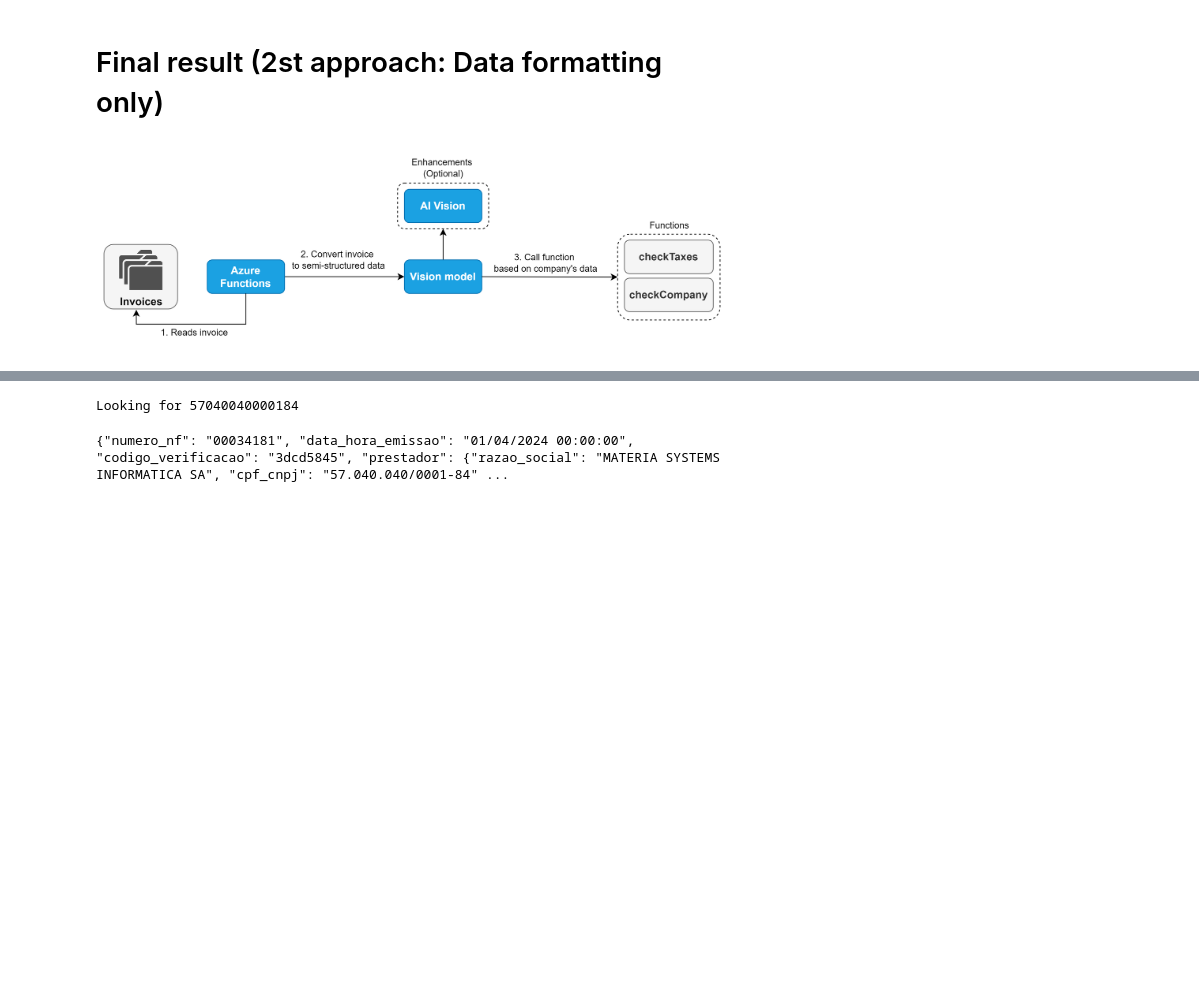
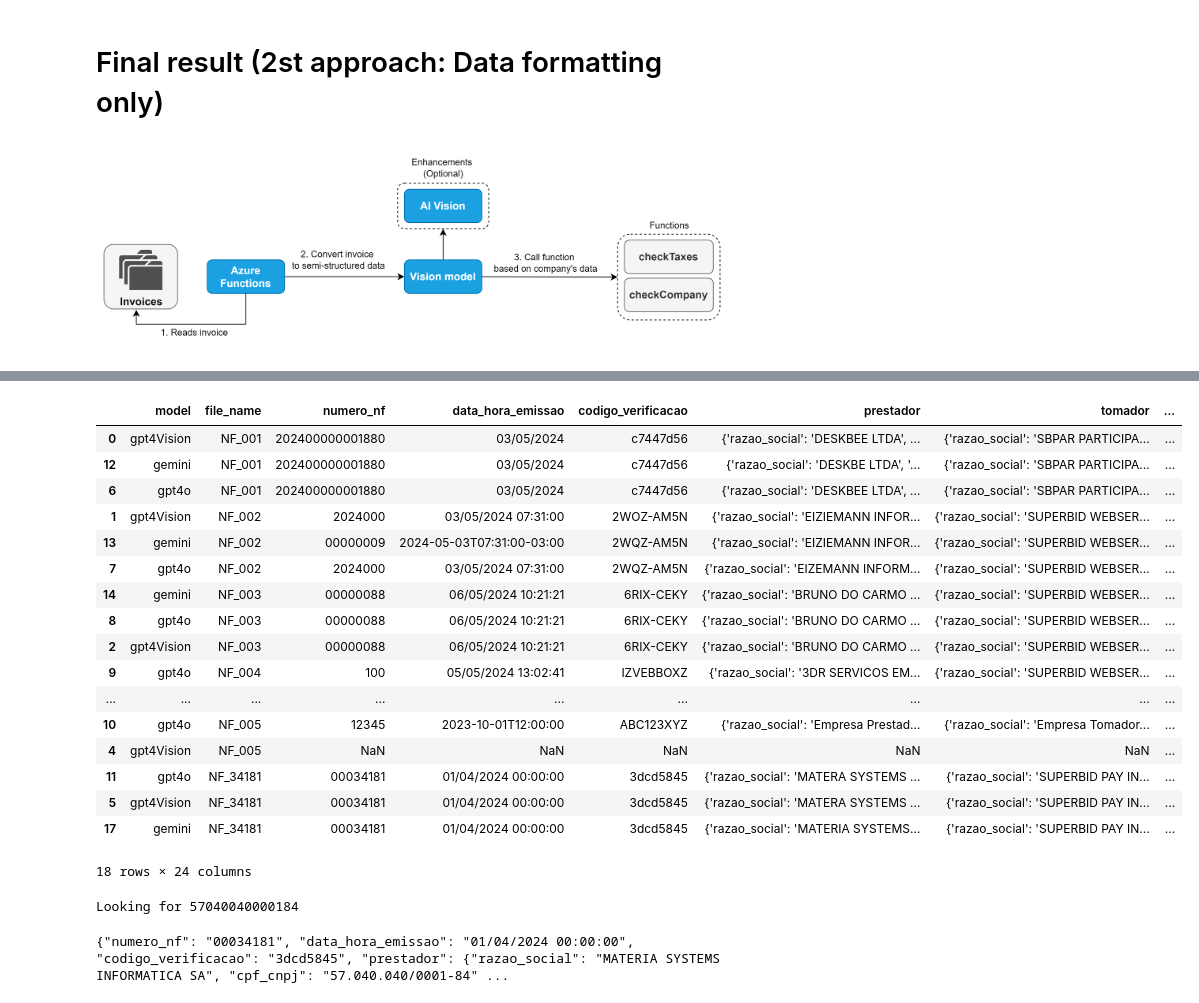
Before and after one commit to amticianelli/superbidpoc, a Jupyter notebook: ScrappingTest.ipynb, the cells around one changed output, grey strips where cells are left out. Saved outputs shown, nothing was run; the diff lists cells and outputs as text; code cells hidden in the pictures; blank space fills up the shorter version.

```diff
--- a/ScrappingTest.ipynb
+++ b/ScrappingTest.ipynb
@@ -21,7 +22,8 @@ with open("config.yaml", 'r') as stream:
 # Reading the pdf files from sample_data directory
 # List files in directory
 files: list[str] = os.listdir('sample_data')
-invoices: list[Image]= []
+invoices: list[dict]= []
+
 
 # Loop through files
 for file in files:
@@ -30,5 +32,11 @@ for file in files:
     invoiceImage = convert_from_path('sample_data/'+file, 400)
 
     # Save pages as images in the pdf
-    invoiceImage[0].save(f'output_data/{fileName}.jpg', 'JPEG')
+    fileOutputPath = f'output_data/{fileName}.jpg'
+    invoiceImage[0].save(fileOutputPath, 'JPEG')
+
+    invoices.append({
+        "fileName":fileName,
+        "path": fileOutputPath
+    })
 # %% [output]
@@ -41,8 +54,12 @@ usage_details: dict = {
     "GPT4o" : None,
     #"GPT 3.5 Function calling": None,
     #"GPT 3.5 Completion": None,
-    "Gemini": None
+    "Gemini": None,
+    "Anthropic": None,
 }
+
+# Content data
+completions_results: list[dict] = []
 # %% [markdown]
 # 1.0 Prompt Engineering
 # %%
@@ -580,0 +619,20 @@ print(dadosNf)
+# %%
+completionFormated: list[dict] = []
+
+for completion in completions_results:
+    print(f"Converting {completion['model']} {completion['file_name']}")
+
+    try:
+        jsonResult: dict = json.loads(completion['completionResult'])
+    except:
+        jsonResult: dict = {}
+
+    result = {
+        'model': completion['model'],
+        'file_name': completion['file_name'],
+
+    }
+
+    result.update(jsonResult)
+
+    completionFormated.append(result)
@@ -581,3 +678,28 @@ print(dadosNf)
+# %%
+import pandas as pd
+
+df = pd.DataFrame(completionFormated)
+# %%
+df.sort_values(by=["file_name"])
+# %% [output]
+|  | model | file_name | numero_nf | data_hora_emissao | codigo_verificacao | prestador | tomador | ... |
+| 0 | gpt4Vision | NF_001 | 202400000001880 | 03/05/2024 | c7447d56 | {'razao_social': 'DESKBEE LTDA', ... | {'razao_social': 'SBPAR PARTICIPA... | ... |
+| 12 | gemini | NF_001 | 202400000001880 | 03/05/2024 | c7447d56 | {'razao_social': 'DESKBE LTDA', '... | {'razao_social': 'SBPAR PARTICIPA... | ... |
+| 6 | gpt4o | NF_001 | 202400000001880 | 03/05/2024 | c7447d56 | {'razao_social': 'DESKBEE LTDA', ... | {'razao_social': 'SBPAR PARTICIPA... | ... |
+| 1 | gpt4Vision | NF_002 | 2024000 | 03/05/2024 07:31:00 | 2WOZ-AM5N | {'razao_social': 'EIZIEMANN INFOR... | {'razao_social': 'SUPERBID WEBSER... | ... |
+| 13 | gemini | NF_002 | 00000009 | 2024-05-03T07:31:00-03:00 | 2WQZ-AM5N | {'razao_social': 'EIZIEMANN INFOR... | {'razao_social': 'SUPERBID WEBSER... | ... |
+| 7 | gpt4o | NF_002 | 2024000 | 03/05/2024 07:31:00 | 2WQZ-AM5N | {'razao_social': 'EIZEMANN INFORM... | {'razao_social': 'SUPERBID WEBSER... | ... |
+| 14 | gemini | NF_003 | 00000088 | 06/05/2024 10:21:21 | 6RIX-CEKY | {'razao_social': 'BRUNO DO CARMO ... | {'razao_social': 'SUPERBID WEBSER... | ... |
+| 8 | gpt4o | NF_003 | 00000088 | 06/05/2024 10:21:21 | 6RIX-CEKY | {'razao_social': 'BRUNO DO CARMO ... | {'razao_social': 'SUPERBID WEBSER... | ... |
+| 2 | gpt4Vision | NF_003 | 00000088 | 06/05/2024 10:21:21 | 6RIX-CEKY | {'razao_social': 'BRUNO DO CARMO ... | {'razao_social': 'SUPERBID WEBSER... | ... |
+| 9 | gpt4o | NF_004 | 100 | 05/05/2024 13:02:41 | IZVEBBOXZ | {'razao_social': '3DR SERVICOS EM... | {'razao_social': 'SUPERBID WEBSER... | ... |
+| ... | ... | ... | ... | ... | ... | ... | ... | ... |
+| 10 | gpt4o | NF_005 | 12345 | 2023-10-01T12:00:00 | ABC123XYZ | {'razao_social': 'Empresa Prestad... | {'razao_social': 'Empresa Tomador... | ... |
+| 4 | gpt4Vision | NF_005 | NaN | NaN | NaN | NaN | NaN | ... |
+| 11 | gpt4o | NF_34181 | 00034181 | 01/04/2024 00:00:00 | 3dcd5845 | {'razao_social': 'MATERA SYSTEMS ... | {'razao_social': 'SUPERBID PAY IN... | ... |
+| 5 | gpt4Vision | NF_34181 | 00034181 | 01/04/2024 00:00:00 | 3dcd5845 | {'razao_social': 'MATERA SYSTEMS ... | {'razao_social': 'SUPERBID PAY IN... | ... |
+| 17 | gemini | NF_34181 | 00034181 | 01/04/2024 00:00:00 | 3dcd5845 | {'razao_social': 'MATERIA SYSTEMS... | {'razao_social': 'SUPERBID PAY IN... | ... |
+18 rows × 24 columns
 # %%
 finalDataset: dict = json.loads(dadosNf)
 
```
Also changed, not shown: parts of 9 cells of this notebook, 4 other files.
